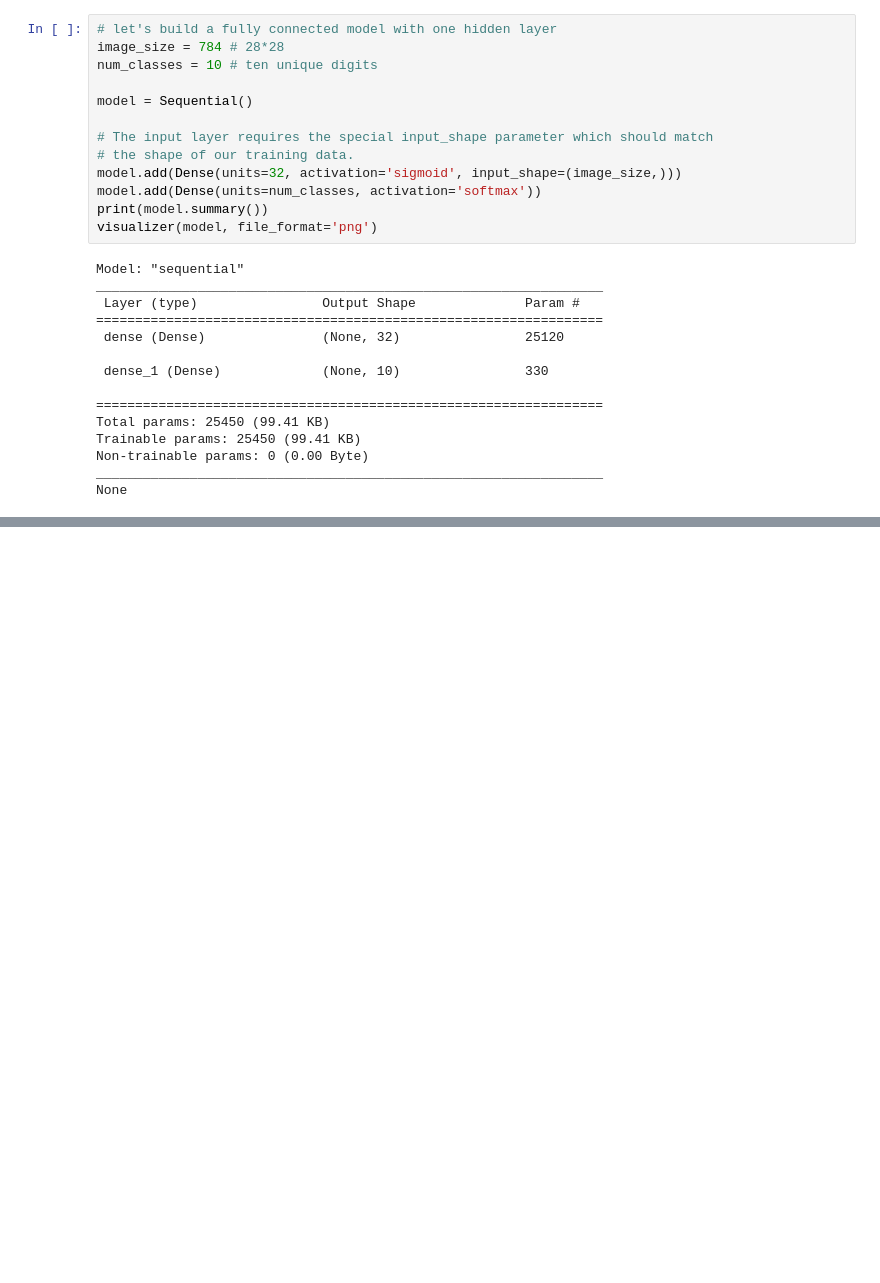
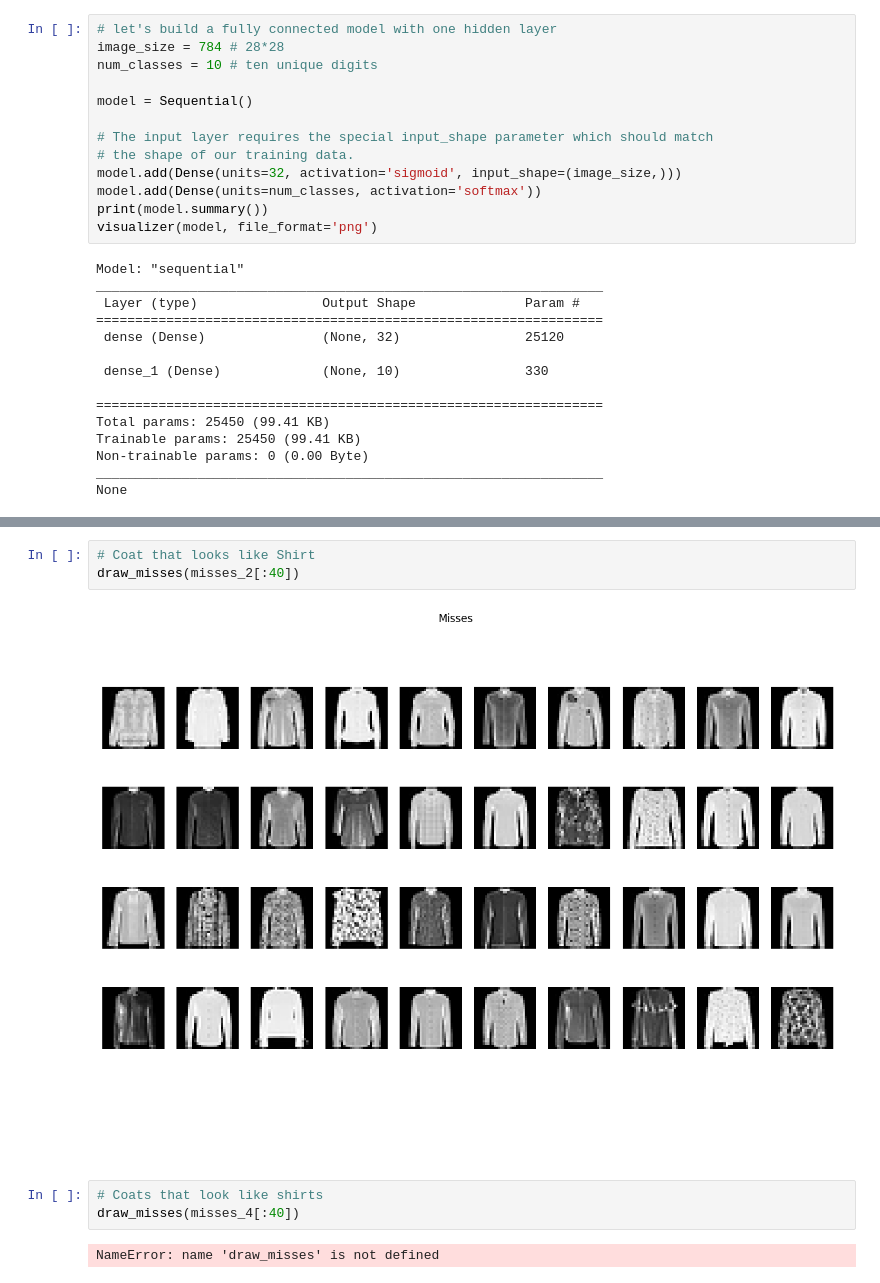
Before and after one commit to pgolbus/SummerSpringBoardAI, a Jupyter notebook: mnist/fashion_mnist.ipynb, the cells around one changed output, grey strips where cells are left out. Cells and saved outputs as stored; diff of their text form; blank space fills up the shorter version.

```diff
--- a/mnist/fashion_mnist.ipynb
+++ b/mnist/fashion_mnist.ipynb
@@ -232,0 +223,10 @@ plt.show()
+# %%
+# Coat that looks like Shirt
+draw_misses(misses_2[:40])
+# %% [output]
+[figure, added]
+# %%
+# Coats that look like shirts
+draw_misses(misses_4[:40])
+# %% [output]
+NameError: name 'draw_misses' is not defined
```
Also changed, not shown: parts of 12 cells of this notebook, 4 other files.
